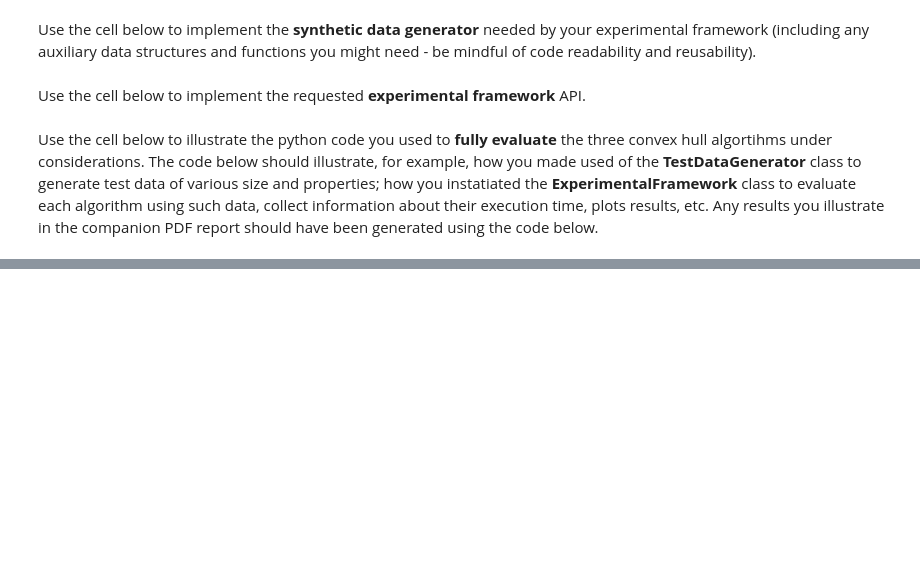
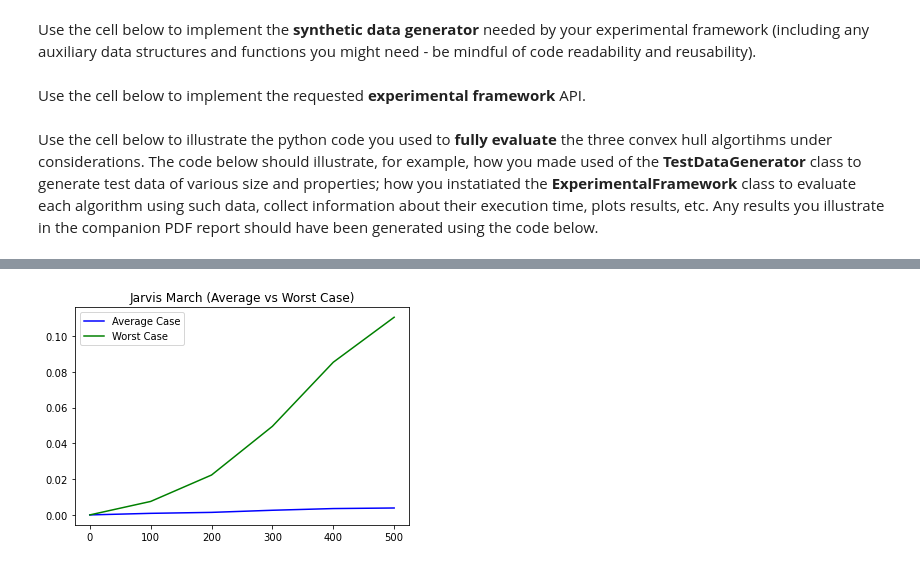
Before and after one commit to Declan-Loo/COMP0005-Grp30, a Jupyter notebook: grp-030-0005code.ipynb, the cells around one changed output, grey strips where cells are left out. Cells and saved outputs as stored; diff of their text form; code cells hidden in the pictures; blank space fills up the shorter version.

Commit message:
added experimental framework

```diff
--- a/grp-030-0005code.ipynb
+++ b/grp-030-0005code.ipynb
@@ -502,37 +506,3 @@ class TestDataGenerator():
         return points
 # %% [markdown]
 Use the cell below to implement the requested **experimental framework** API.
-# %%
-import timeit
-import matplotlib.pyplot as plt
-
-class ExperimentalFramework():
-    """
-    A class to represent an experimental framework.
-
-    ...
-
-    Attributes
-    ----------
-
-    [to be defined as part of the coursework]
-
-    Methods
-    -------
-
-    [to be defined as part of the coursework]
-
-    """
-
-    #ADD YOUR CODE HERE
-
-    def __init__():
-        self.data = TestDataGenerator()
-
-
-    def test_algorithm():
-        pass
-
-    # function to run the tests
-    def run_tests(trials : int, num_points :int , algorithms : list[str], type : str, polygon_sides : int = 0):
-        pass
@@ -924,3 +1079,8 @@ plt.show()
 
 point_range = [i for i in range(100,3000,150)]
 circlecompare(point_range,10)
+# %%
+ex = ExperimentalFramework(10,[i for i in range(0,501,100)])
+ex.draw_plot_graph(500,'random')
+# %% [output]
+[figure, added]
```
Also changed, not shown: parts of 25 cells of this notebook, 1 other file.
